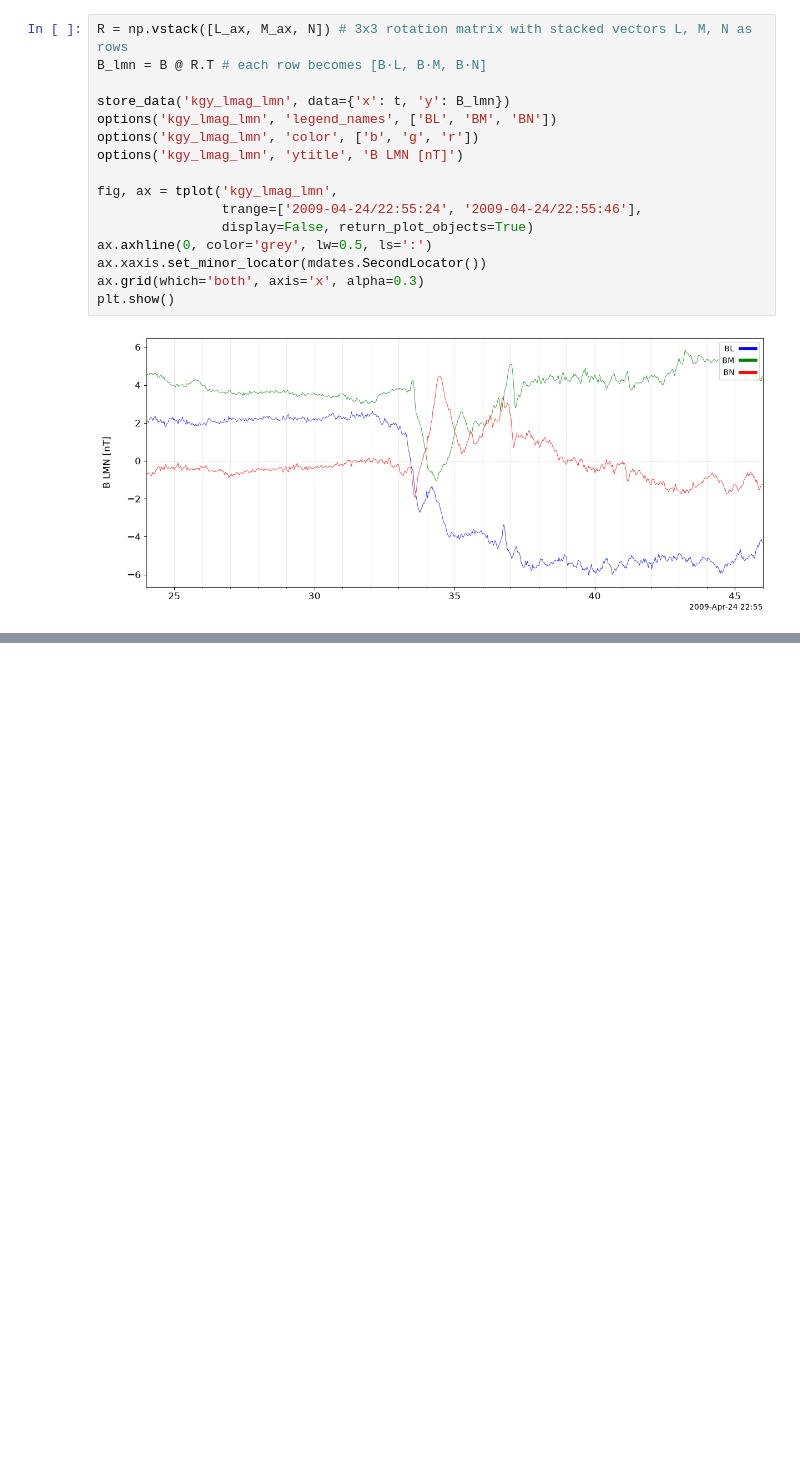
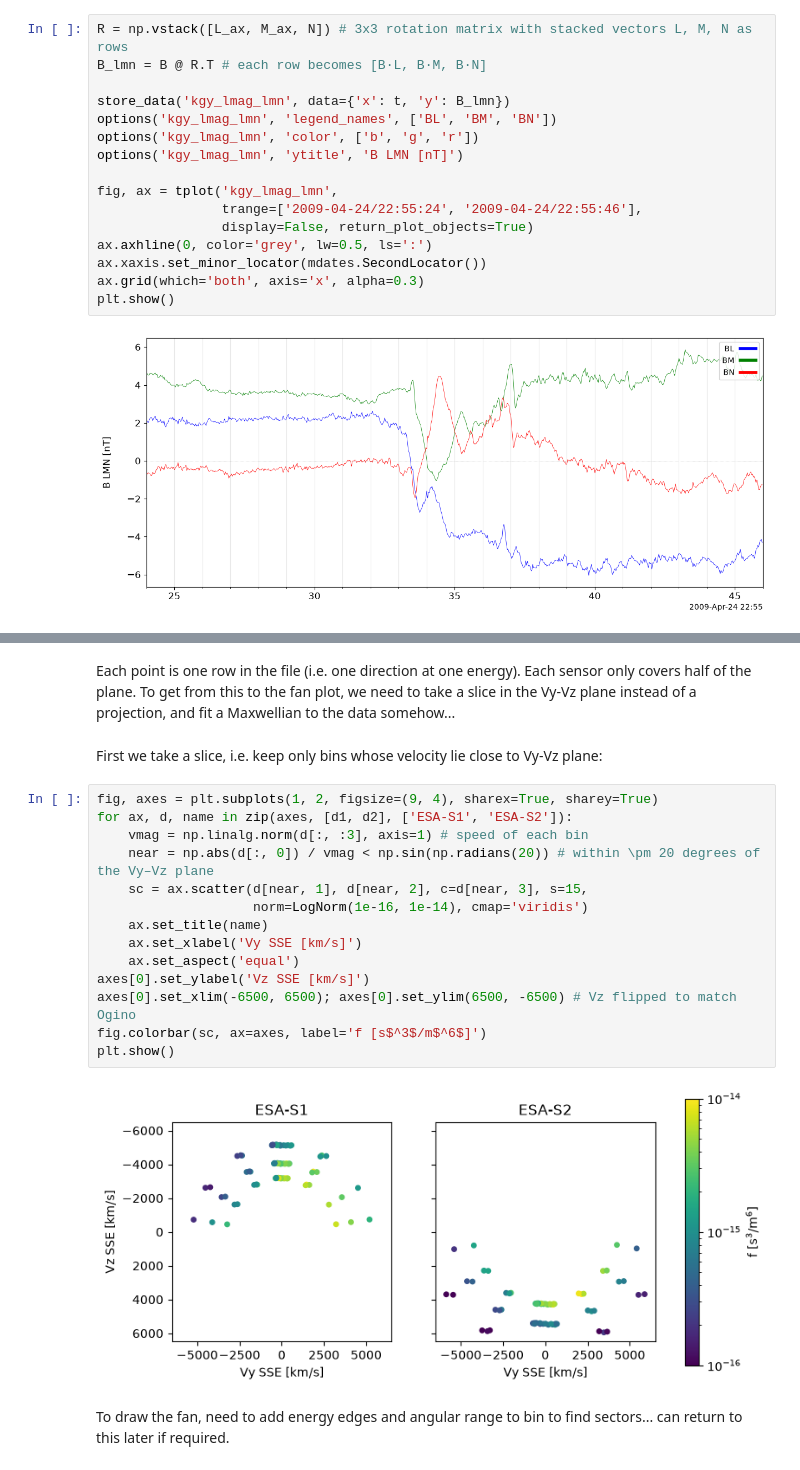
Before and after one commit to yulunwu000/artemis-lunar-plasma, a Jupyter notebook: notebooks/03_kaguya_test.ipynb, the cells around one changed output, grey strips where cells are left out. Cells and saved outputs as stored; diff of their text form; blank space fills up the shorter version.

```diff
--- a/notebooks/03_kaguya_test.ipynb
+++ b/notebooks/03_kaguya_test.ipynb
@@ -230,0 +312,22 @@ plt.show()
+# %% [markdown]
+Each point is one row in the file (i.e. one direction at one energy). Each sensor only covers half of the plane. To get from this to the fan plot, we need to take a slice in the Vy-Vz plane instead of a projection, and fit a Maxwellian to the data somehow...
+# %% [markdown]
+First we take a slice, i.e. keep only bins whose velocity lie close to Vy-Vz plane:
+# %%
+fig, axes = plt.subplots(1, 2, figsize=(9, 4), sharex=True, sharey=True)
+for ax, d, name in zip(axes, [d1, d2], ['ESA-S1', 'ESA-S2']):
+    vmag = np.linalg.norm(d[:, :3], axis=1) # speed of each bin
+    near = np.abs(d[:, 0]) / vmag < np.sin(np.radians(20)) # within \pm 20 degrees of the Vy–Vz plane
+    sc = ax.scatter(d[near, 1], d[near, 2], c=d[near, 3], s=15,
+                    norm=LogNorm(1e-16, 1e-14), cmap='viridis')
+    ax.set_title(name)
+    ax.set_xlabel('Vy SSE [km/s]')
+    ax.set_aspect('equal')
+axes[0].set_ylabel('Vz SSE [km/s]')
+axes[0].set_xlim(-6500, 6500); axes[0].set_ylim(6500, -6500) # Vz flipped to match Ogino
+fig.colorbar(sc, ax=axes, label='f [s$^3$/m$^6$]')
+plt.show()
+# %% [output]
+[figure, added]
+# %% [markdown]
+To draw the fan, need to add energy edges and angular range to bin to find sectors... can return to this later if required.
```
Also changed, not shown: parts of 13 cells of this notebook.
